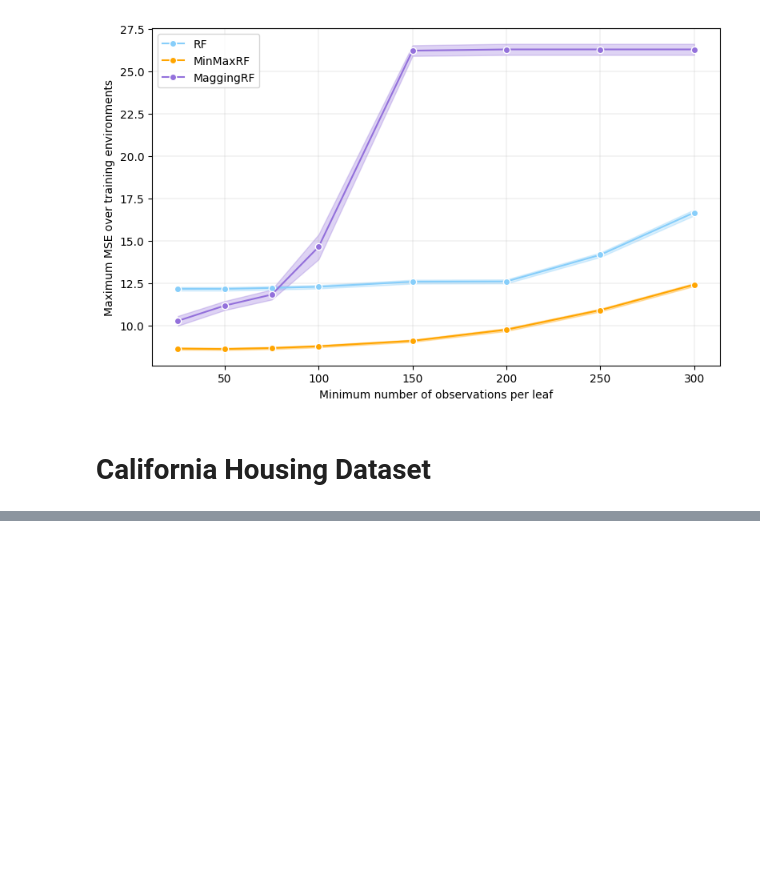
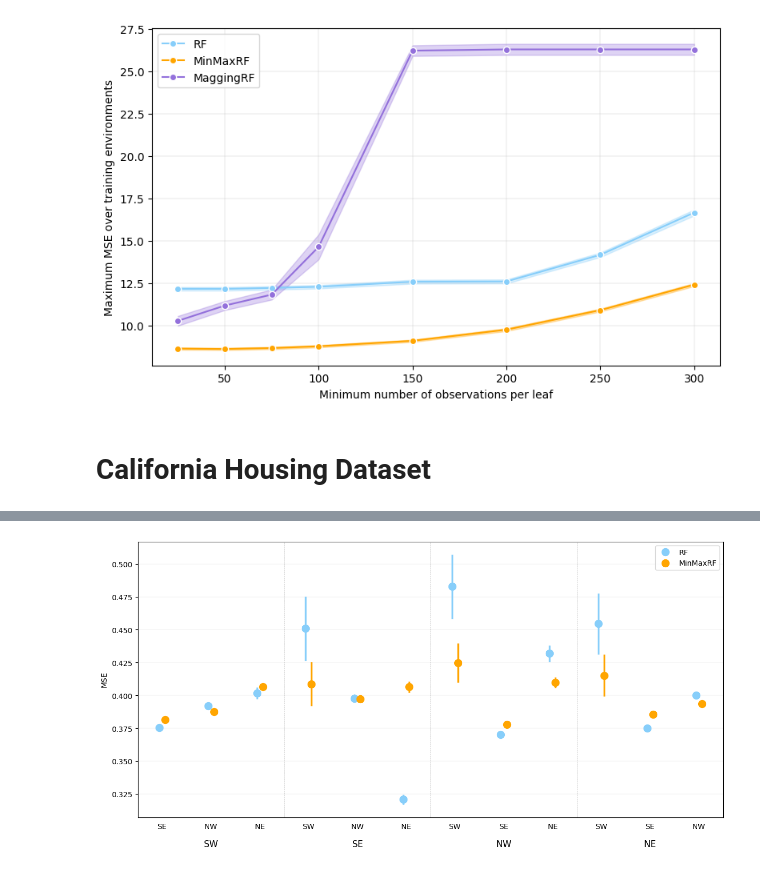
Before and after one commit to francescofreni/nldg, a Jupyter notebook: experiments/results_rf.ipynb, the cells around one changed output, grey strips where cells are left out. Cells and saved outputs as stored; diff of their text form; code cells hidden in the pictures; blank space fills up the shorter version.

```diff
--- a/experiments/results_rf.ipynb
+++ b/experiments/results_rf.ipynb
@@ -119,0 +144,8 @@ plot_max_mse_msl(max_mse_msl_df, saveplot=True)
+# %%
+env_specific_metrics_path = os.path.join(analysis_results_dir, "env_specific_metrics.csv")
+env_specific_metrics_df = pd.read_csv(env_specific_metrics_path)
+# env_specific_metrics_df
+# %%
+plot_quadrant_env_splits(env_specific_metrics_df, split="Train", saveplot=True)
+# %% [output]
+[figure, added]
```
Also changed, not shown: parts of 7 cells of this notebook, 2 other files.
